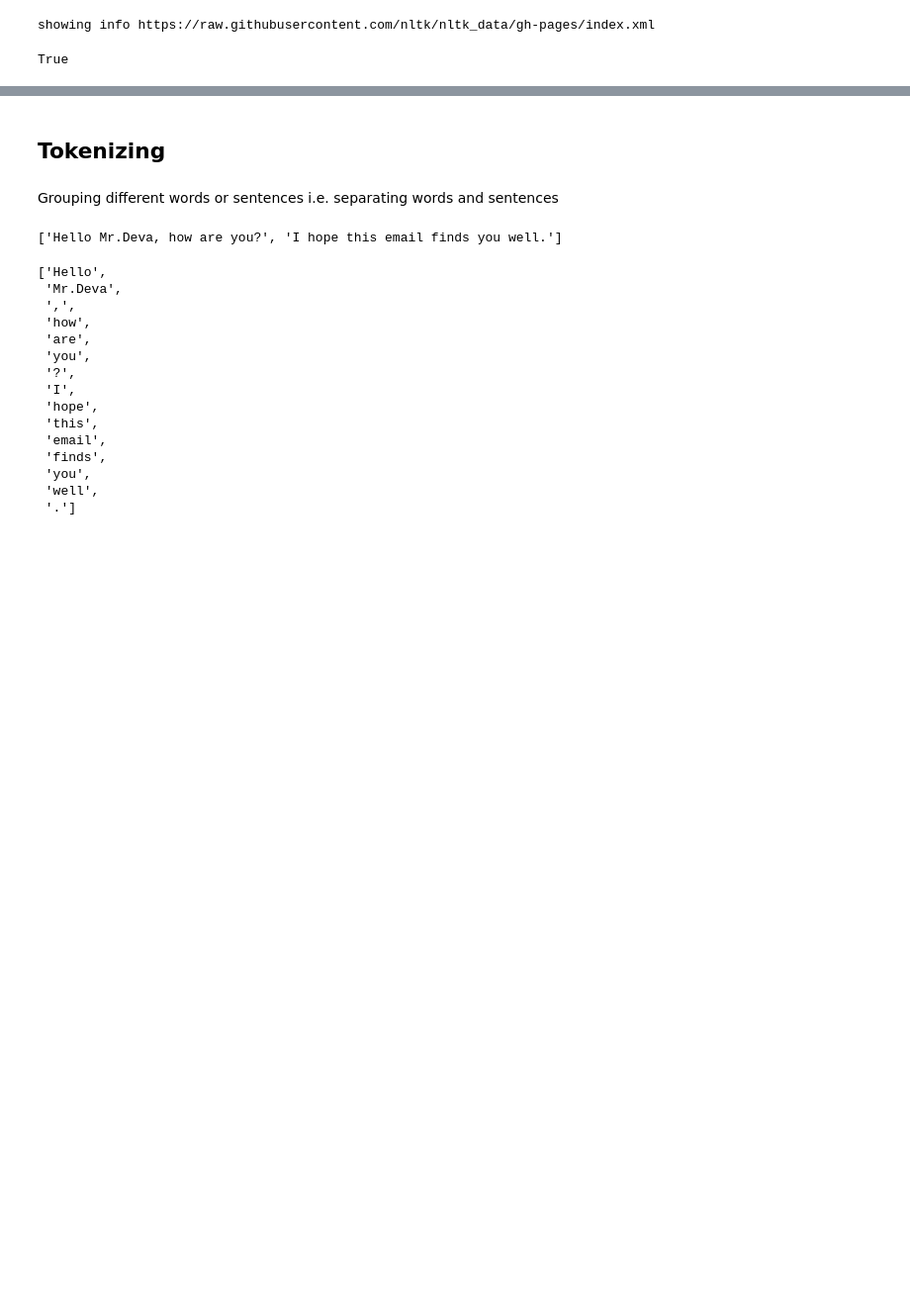
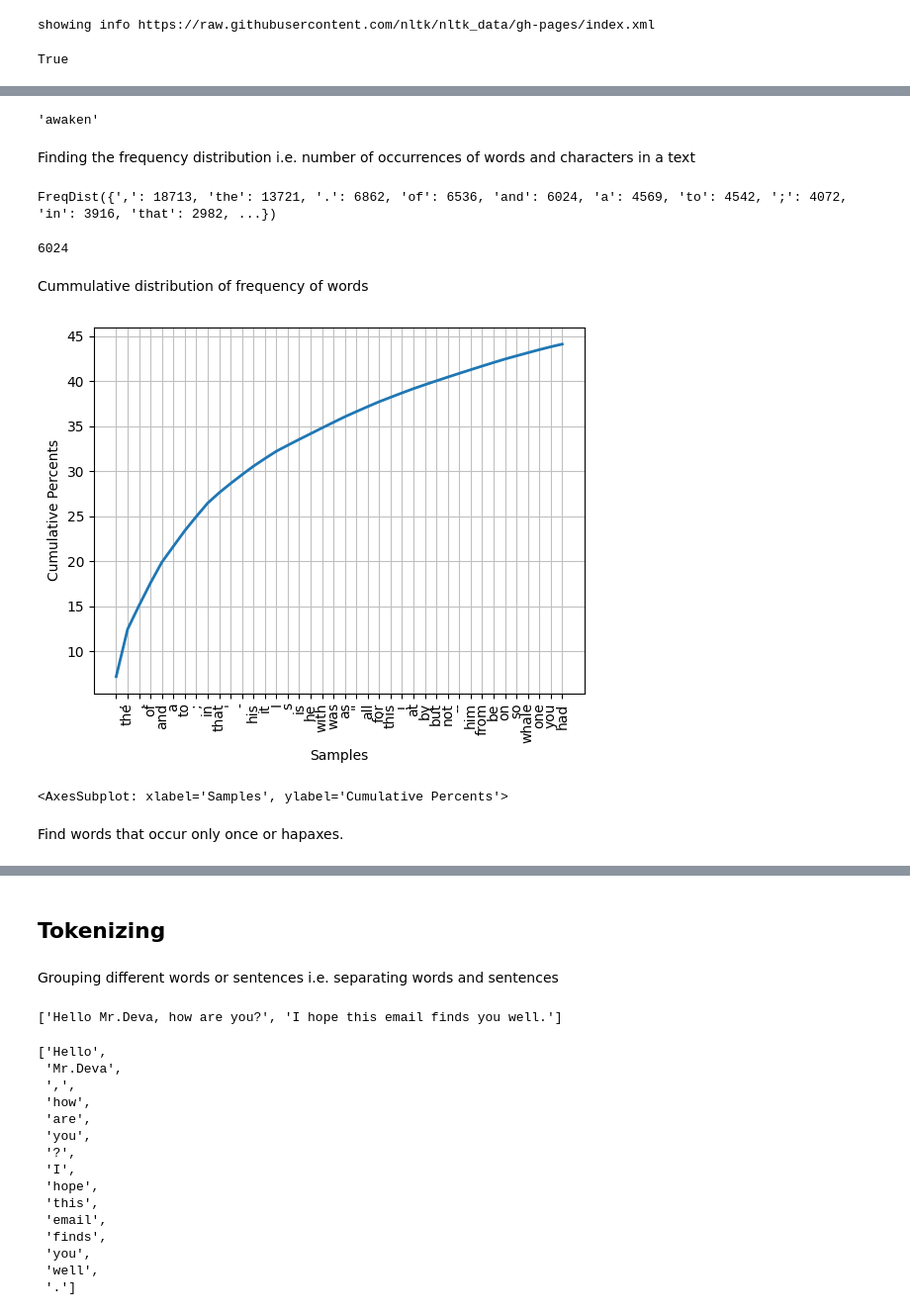
Before and after one commit to deva-k/devabook, a Jupyter notebook: book/natural_language_processing/nlp2.ipynb, the cells around one changed output, grey strips where cells are left out. Shown at 99% size. Cells and saved outputs as stored; diff of their text form; code cells hidden in the pictures; blank space fills up the shorter version.

```diff
--- a/book/natural_language_processing/nlp2.ipynb
+++ b/book/natural_language_processing/nlp2.ipynb
@@ -13,0 +121,25 @@ True
+# %%
+text4[173]
+# %% [output]
+'awaken'
+# %% [markdown]
+Finding the frequency distribution i.e. number of occurrences of words and characters in a text
+# %%
+freq_dist_txt = FreqDist(text1)
+freq_dist_txt
+# %% [output]
+FreqDist({',': 18713, 'the': 13721, '.': 6862, 'of': 6536, 'and': 6024, 'a': 4569, 'to': 4542, ';': 4072, 'in': 3916, 'that': 2982, ...})
+# %%
+# looking at the frequency of a word
+freq_dist_txt['and']
+# %% [output]
+6024
+# %% [markdown]
+Cummulative distribution of frequency of words
+# %%
+freq_dist_txt.plot(40, cumulative=True, percents=True)
+# %% [output]
+[figure, added]
+<AxesSubplot: xlabel='Samples', ylabel='Cumulative Percents'>
+# %% [markdown]
+Find words that occur only once or hapaxes.
```
Also changed, not shown: parts of 38 cells of this notebook.
